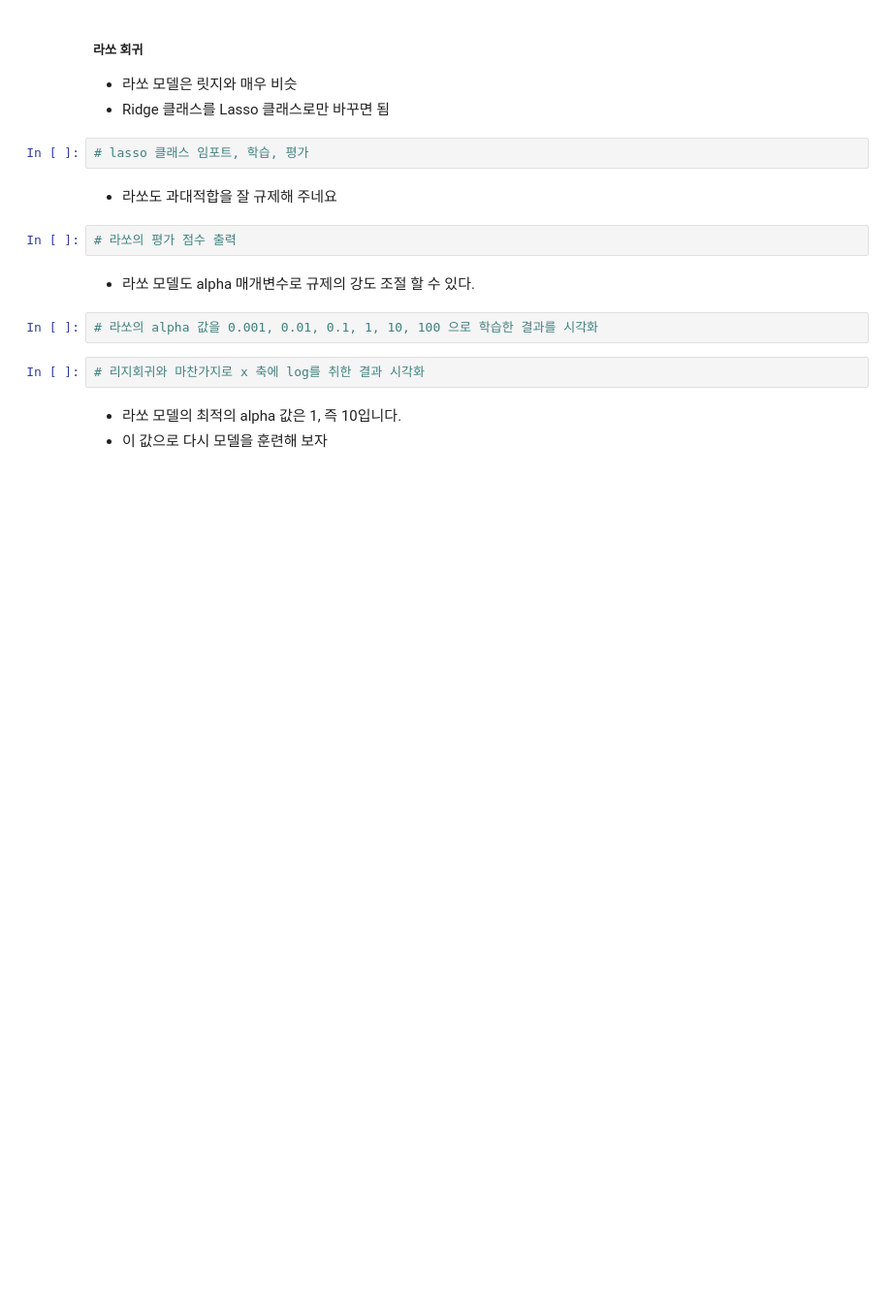
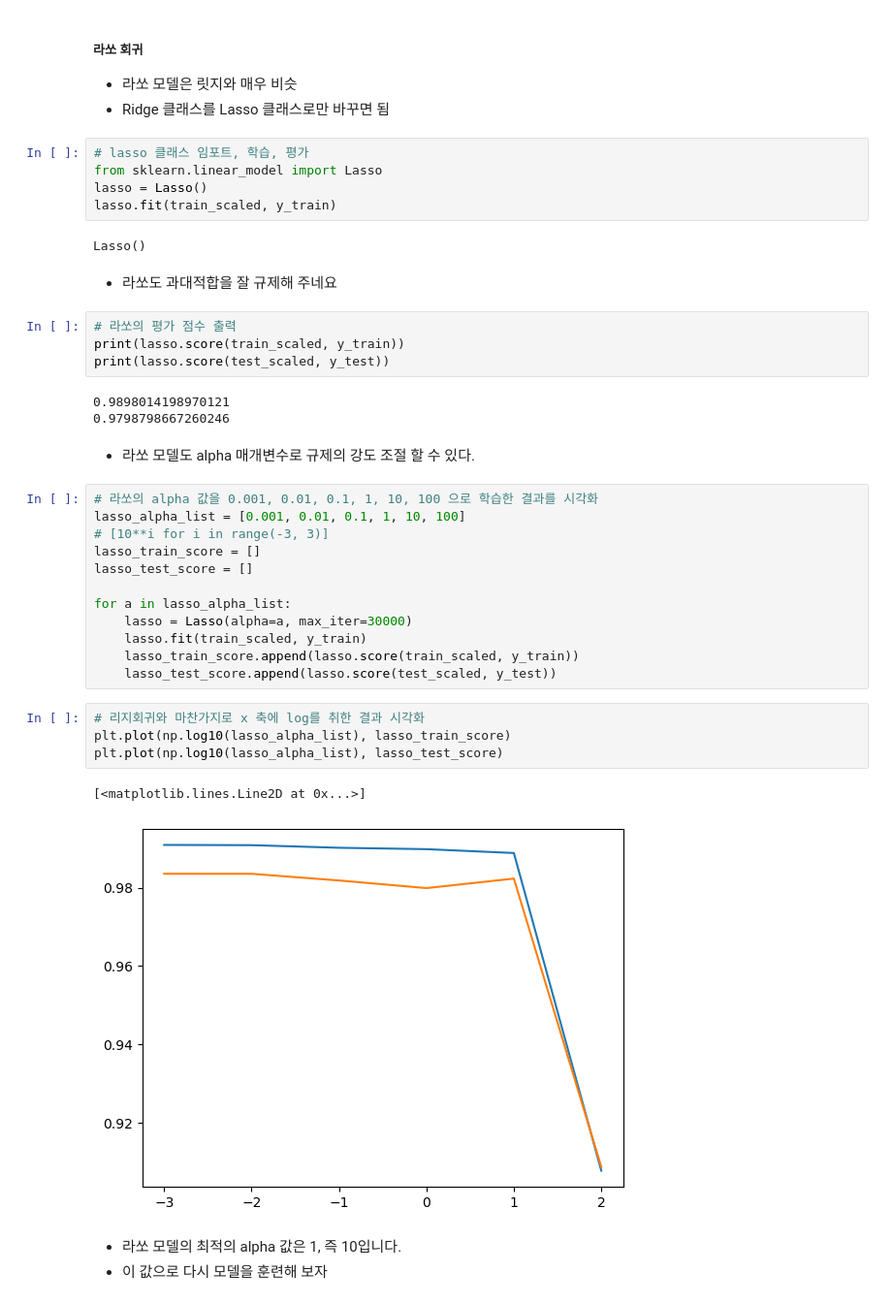
Before and after one commit to KIM-YONG-HA/PYTHON101, a Jupyter notebook: machineLearning/d250210_multiple_Regression.ipynb, the cells around one changed output. Shown: that part at 97% size. Cells and saved outputs as stored; diff of their text form; blank space fills up the shorter version.

```diff
--- a/machineLearning/d250210_multiple_Regression.ipynb
+++ b/machineLearning/d250210_multiple_Regression.ipynb
@@ -220,16 +312,41 @@ lr.score(test_poly, y_test)
 - Ridge 클래스를 Lasso 클래스로만 바꾸면 됨
 # %%
 # lasso 클래스 임포트, 학습, 평가
+from sklearn.linear_model import Lasso
+lasso = Lasso()
+lasso.fit(train_scaled, y_train)
+# %% [output]
+Lasso()
 # %% [markdown]
 - 라쏘도 과대적합을 잘 규제해 주네요
 # %%
 # 라쏘의 평가 점수 출력
+print(lasso.score(train_scaled, y_train))
+print(lasso.score(test_scaled, y_test))
+# %% [output]
+0.9898014198970121
+0.9798798667260246
 # %% [markdown]
 - 라쏘 모델도 alpha 매개변수로 규제의 강도 조절 할 수 있다.
 # %%
 # 라쏘의 alpha 값을 0.001, 0.01, 0.1, 1, 10, 100 으로 학습한 결과를 시각화
+lasso_alpha_list = [0.001, 0.01, 0.1, 1, 10, 100]
+# [10**i for i in range(-3, 3)]
+lasso_train_score = []
+lasso_test_score = []
+
+for a in lasso_alpha_list:
+    lasso = Lasso(alpha=a, max_iter=30000)
+    lasso.fit(train_scaled, y_train)
+    lasso_train_score.append(lasso.score(train_scaled, y_train))
+    lasso_test_score.append(lasso.score(test_scaled, y_test))
 # %%
 # 리지회귀와 마찬가지로 x 축에 log를 취한 결과 시각화
+plt.plot(np.log10(lasso_alpha_list), lasso_train_score)
+plt.plot(np.log10(lasso_alpha_list), lasso_test_score)
+# %% [output]
+[<matplotlib.lines.Line2D at 0x...>]
+[figure, added]
 # %% [markdown]
 - 라쏘 모델의 최적의 alpha 값은 1, 즉 10입니다.
 - 이 값으로 다시 모델을 훈련해 보자
```
Also changed, not shown: parts of 17 cells of this notebook.
